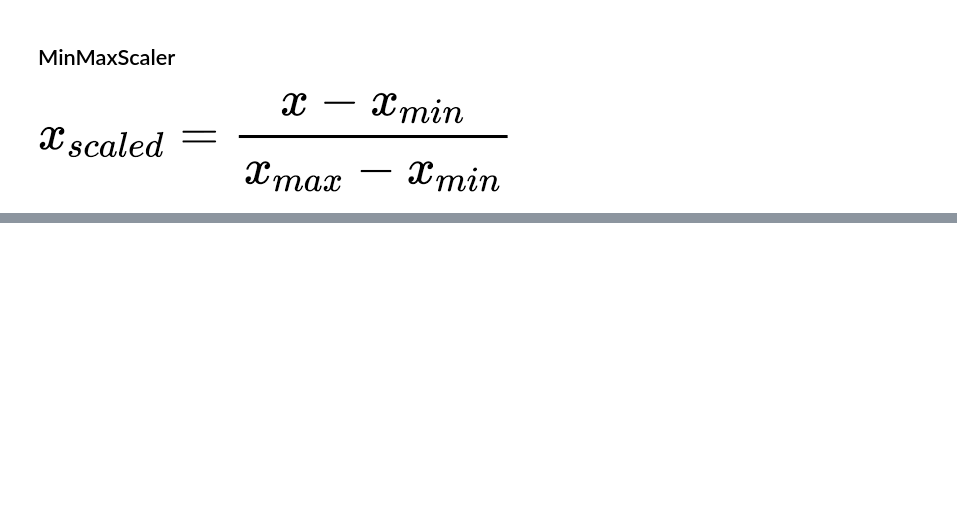
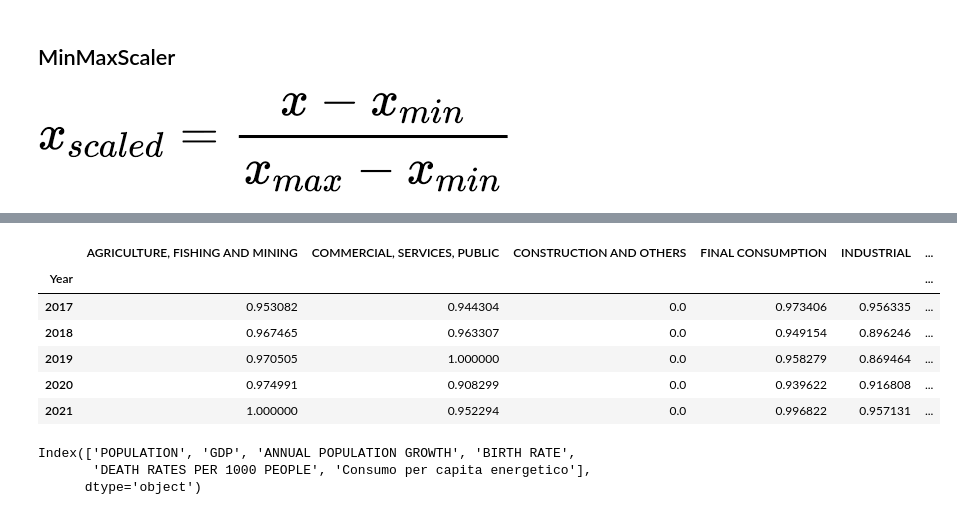
Before and after one commit to abominguez/TFM, a Jupyter notebook: codes/TFM_Nam.ipynb, the cells around one changed output, grey strips where cells are left out. Cells and saved outputs as stored; diff of their text form; code cells hidden in the pictures; blank space fills up the shorter version.

```diff
--- a/codes/TFM_Nam.ipynb
+++ b/codes/TFM_Nam.ipynb
@@ -998,0 +1139,18 @@ df_BEST_MODELS
+# %%
+# Create an extended DataFrame to store the forecasted data
+extended_data = scaled_df.copy()
+extended_data.tail()
+# %% [output]
+|  | AGRICULTURE, FISHING AND MINING | COMMERCIAL, SERVICES, PUBLIC | CONSTRUCTION AND OTHERS | FINAL CONSUMPTION | INDUSTRIAL | ... |
+| Year |  |  |  |  |  | ... |
+| 2017 | 0.953082 | 0.944304 | 0.0 | 0.973406 | 0.956335 | ... |
+| 2018 | 0.967465 | 0.963307 | 0.0 | 0.949154 | 0.896246 | ... |
+| 2019 | 0.970505 | 1.000000 | 0.0 | 0.958279 | 0.869464 | ... |
+| 2020 | 0.974991 | 0.908299 | 0.0 | 0.939622 | 0.916808 | ... |
+| 2021 | 1.000000 | 0.952294 | 0.0 | 0.996822 | 0.957131 | ... |
+# %%
+extended_data.columns[-6:]
+# %% [output]
+Index(['POPULATION', 'GDP', 'ANNUAL POPULATION GROWTH', 'BIRTH RATE',
+       'DEATH RATES PER 1000 PEOPLE', 'Consumo per capita energetico'],
+      dtype='object')
```
Also changed, not shown: parts of 15 cells of this notebook, 5 other files.
